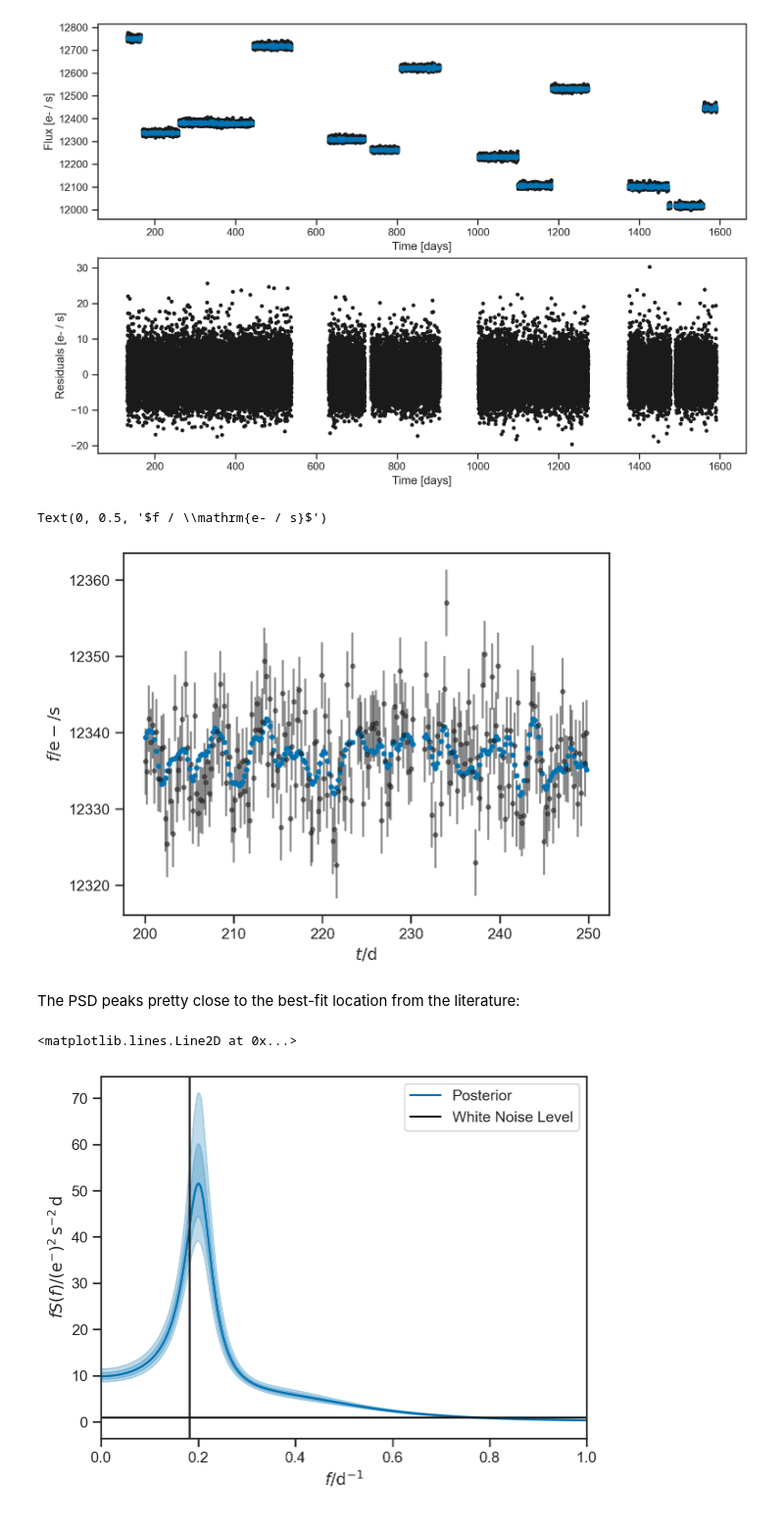
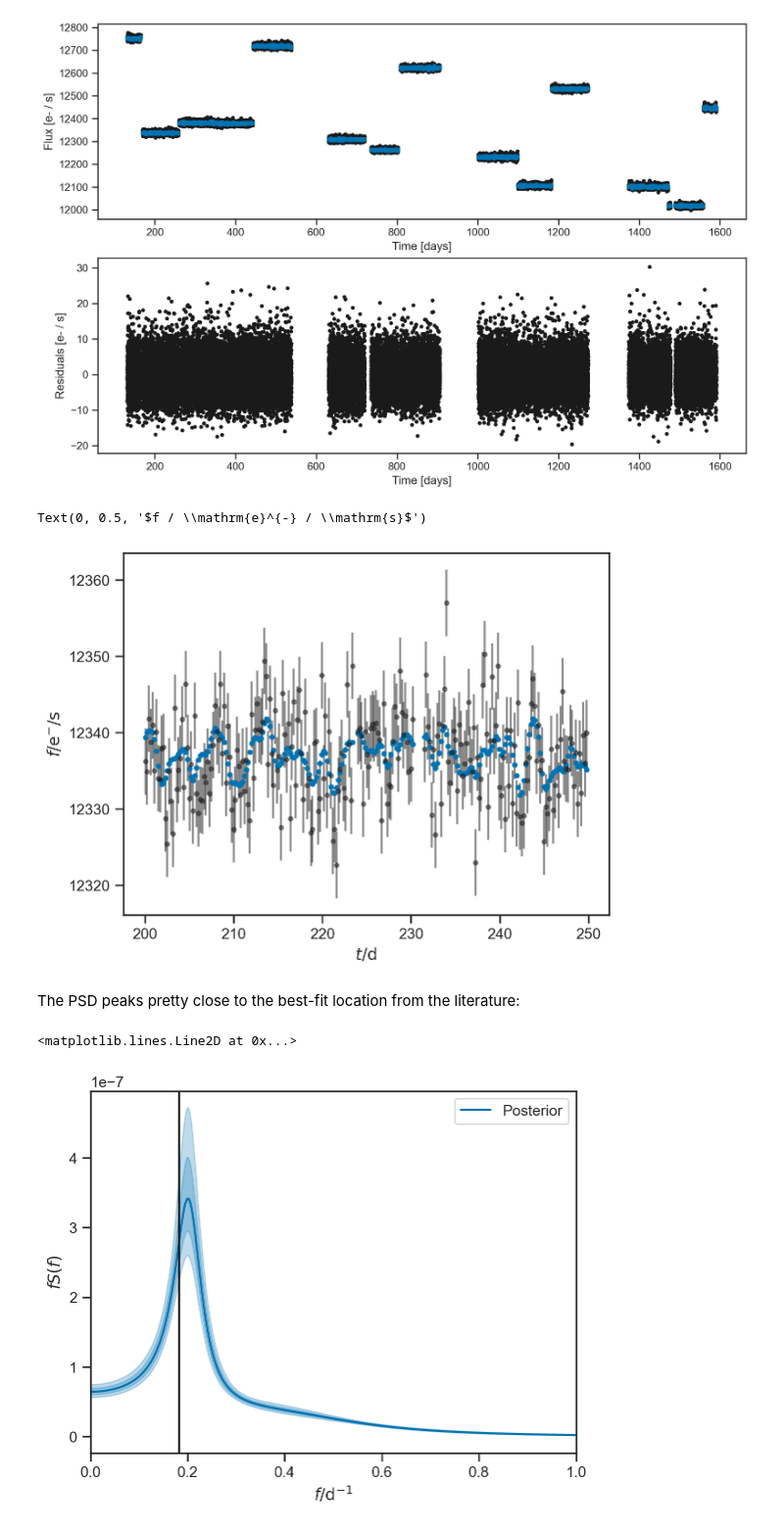
Before and after one commit to farr/HarmonicLombScargle, a Jupyter notebook: KIC5111207_test.ipynb, the cells around one changed output. Shown at 98% size. Cells and saved outputs as stored; diff of their text form; code cells hidden in the pictures.

Commit message:
gp model uses relative flux now.

```diff
--- a/KIC5111207_test.ipynb
+++ b/KIC5111207_test.ipynb
@@ -165,7 +157,7 @@ reload(gp_model)
 <module 'gp_model' from '/Users/wfarr/Code/harmonic-lomb-scargle/gp_model.py'>
 # %%
 thin_data = 1
-model = gp_model.harmonic_sho_model(times[::thin_data], fluxes[::thin_data], flux_errs[::thin_data], quarters[::thin_data], f_best, 0.1, quarter_means, quarter_stds, total_std, psd_freq=frequencies, predict_flux=True)
+model = gp_model.harmonic_sho_model(times[::thin_data], fluxes[::thin_data], flux_errs[::thin_data], quarters[::thin_data], f_best, 0.1, psd_freq=frequencies, predict_flux=True)
 # %%
 trace = pm.sample(tune=1000, draws=1000, cores=4, chains=4, model=model, progressbar=True, jitter_max_retries=100, init='adapt_full')
 # %% [output]
@@ -221,28 +208,28 @@ sel = np.abs(times[::thin_data][::t]-225) < 25
 plt.errorbar(times[::thin_data][::t][sel], fluxes[::thin_data][::t][sel], yerr=flux_errs[::thin_data][::t][sel], fmt='.', alpha=0.5, color='k')
 plt.plot(times[::thin_data][::t][sel], trace.posterior['gp_mean_model'].mean(dim=('chain', 'draw')).values.flatten()[::t][sel], '.')
 plt.xlabel(r'$t / \mathrm{d}$')
-plt.ylabel(r'$f / \mathrm{e- / s}$')
+plt.ylabel(r'$f / \mathrm{e}^{-} / \mathrm{s}$')
 # %% [output]
-Text(0, 0.5, '$f / \\mathrm{e- / s}$')
+Text(0, 0.5, '$f / \\mathrm{e}^{-} / \\mathrm{s}$')
-[figure, old version]
+[figure, new version]
 # %% [markdown]
 The PSD peaks pretty close to the best-fit location from the literature:
 # %%
 f = trace.posterior.frequencies.values.flatten()
 l, = plt.plot(f, trace.posterior.psd.median(dim=('chain', 'draw')).values.flatten(), label='Posterior')
 plt.fill_between(f, trace.posterior.psd.quantile(0.84, dim=('chain', 'draw')).values.flatten(), trace.posterior.psd.quantile(0.16, dim=('chain', 'draw')).values.flatten(), alpha=0.25, color=l.get_color())
 plt.fill_between(f, trace.posterior.psd.quantile(0.975, dim=('chain', 'draw')).values.flatten(), trace.posterior.psd.quantile(0.025, dim=('chain', 'draw')).values.flatten(), alpha=0.25, color=l.get_color())
-plt.plot(f, np.ones_like(f)*(white_noise_variance/fny)*trace.posterior.err_scale.mean().values[()]**2, 'k', label='White Noise Level')
+# plt.plot(f, np.ones_like(f)*(white_noise_variance/fny)*trace.posterior.err_scale.mean().values[()]**2, 'k', label='White Noise Level')
 plt.xlabel(r'$f / \mathrm{d}^{-1}$')
-plt.ylabel(r'$f S(f) / \left( \mathrm{e}^{-} \right)^2 \, \mathrm{s}^{-2} \, \mathrm{d}$')
+plt.ylabel(r'$f S(f)$')
 plt.legend()
 
 plt.xlim(0,1)
 
 plt.axvline(f_best, color='k')
 # %% [output]
 <matplotlib.lines.Line2D at 0x...>
-[figure, old version]
+[figure, new version]
 # %%
 sns.kdeplot(trace.posterior['f0'].values.flatten())
 plt.axvline(f_best, color='k')
```
Also changed, not shown: parts of 10 cells of this notebook, 1 other file.
